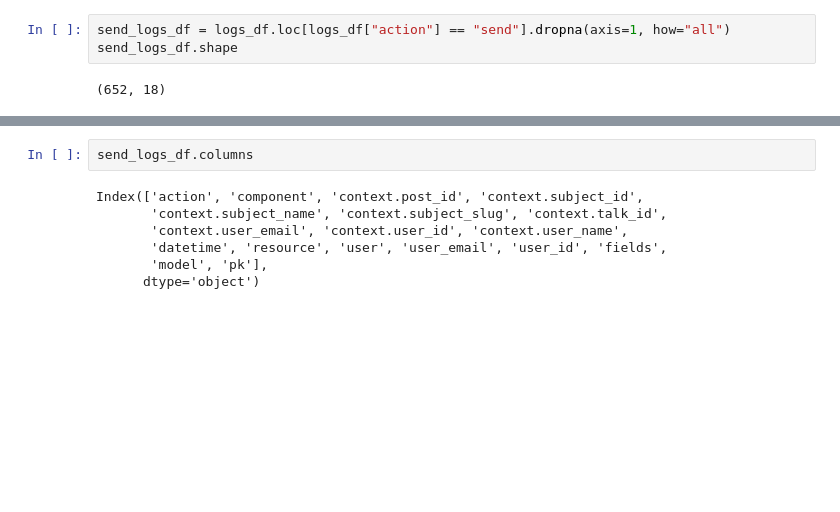
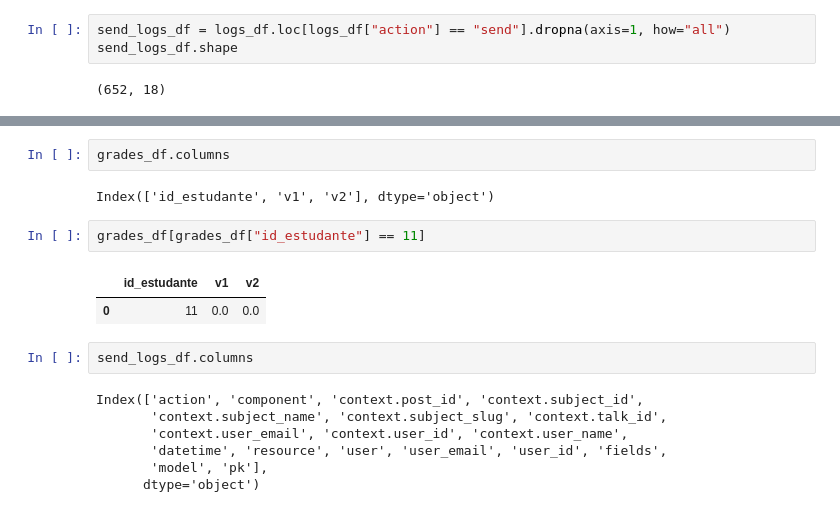
Before and after one commit to amadeusproject/amadeus-analysis, a Jupyter notebook: notebooks/exploratory/Notification & Users Logs analysis.ipynb, the cells around one changed output, grey strips where cells are left out. Drawn from its saved outputs; the diff is of its cells as text; blank space fills up the shorter version.

```diff
--- a/notebooks/exploratory/Notification & Users Logs analysis.ipynb
+++ b/notebooks/exploratory/Notification & Users Logs analysis.ipynb
@@ -299,3 +297,12 @@ send_logs_df.shape
+# %%
+grades_df.columns
+# %% [output]
+Index(['id_estudante', 'v1', 'v2'], dtype='object')
+# %%
+grades_df[grades_df["id_estudante"] == 11]
+# %% [output]
+|  | id_estudante | v1 | v2 |
+| 0 | 11 | 0.0 | 0.0 |
 # %%
 send_logs_df.columns
 # %% [output]
```
Also changed, not shown: parts of 5 cells of this notebook, 2 other files.
